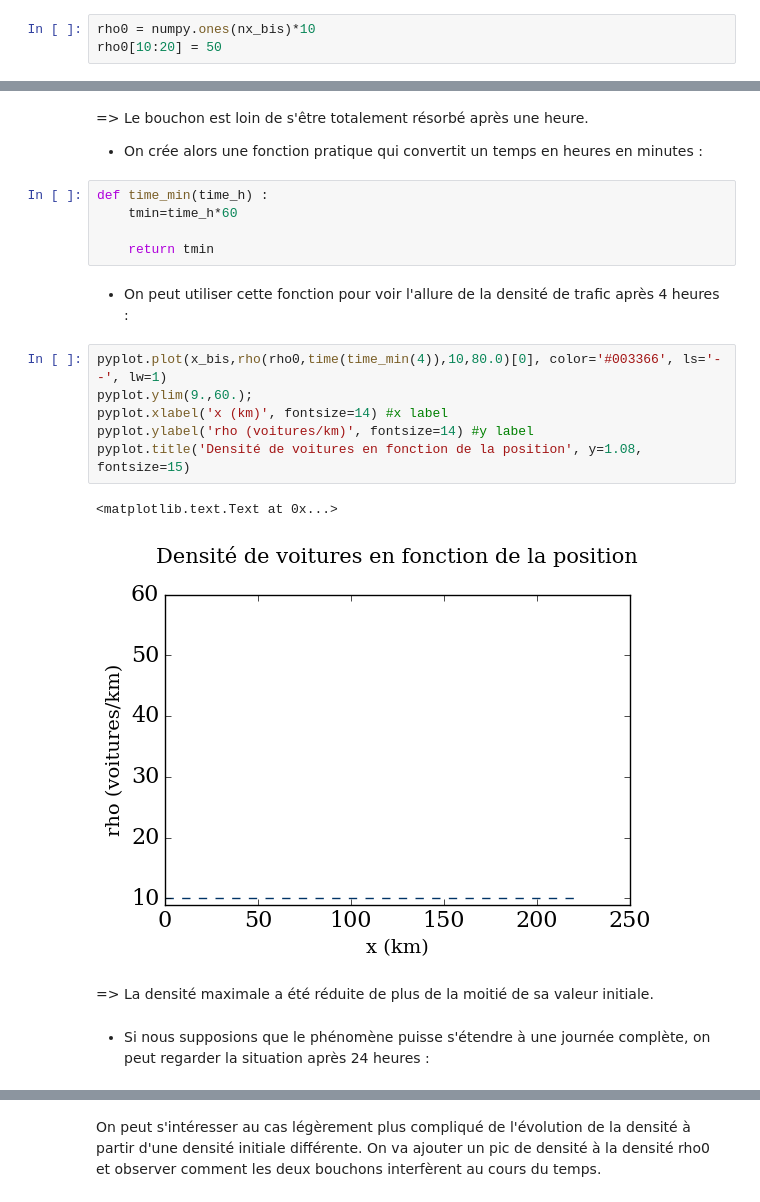
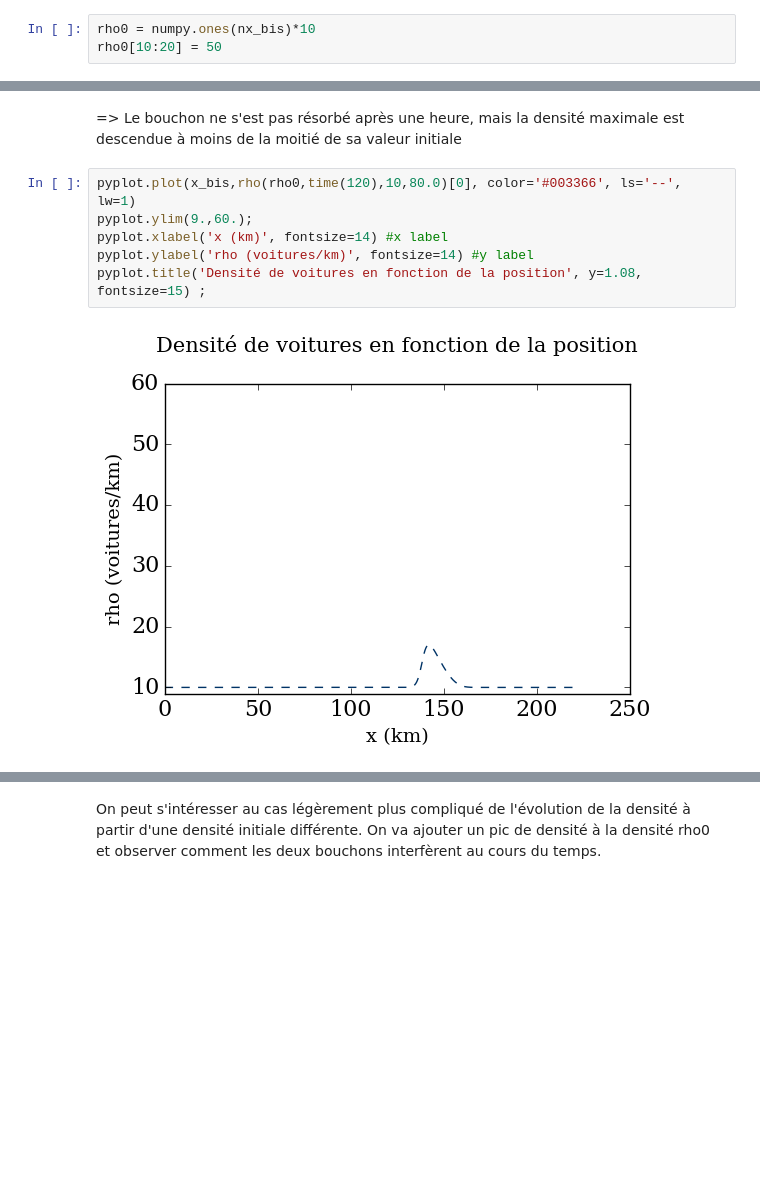
Before and after one commit to CarolineJonas/Module-2---Space-time, a Jupyter notebook: Module2_Final.ipynb, the cells around one changed output, grey strips where cells are left out. Drawn from its saved outputs; the diff is of its cells as text; blank space fills up the shorter version.

```diff
--- a/Module2_Final.ipynb
+++ b/Module2_Final.ipynb
@@ -376,26 +385,12 @@ pyplot.title('Densité de voitures en fonction de la position', y=1.08, fontsize
 [figure]
-# %% [markdown]
-=> Le bouchon est loin de s'être totalement résorbé après une heure.
-
-- On crée alors une fonction pratique qui convertit un temps en heures en minutes :
-# %%
-def time_min(time_h) :
-    tmin=time_h*60
-
-    return tmin
-# %% [markdown]
-- On peut utiliser cette fonction pour voir l'allure de la densité de trafic après 4 heures :
+# %% [markdown]
+=> Le bouchon ne s'est pas résorbé après une heure, mais la densité maximale est descendue à moins de la moitié de sa valeur initiale
 # %%
-pyplot.plot(x_bis,rho(rho0,time(time_min(4)),10,80.0)[0], color='#003366', ls='--', lw=1)
+pyplot.plot(x_bis,rho(rho0,time(120),10,80.0)[0], color='#003366', ls='--', lw=1)
 pyplot.ylim(9.,60.);
 pyplot.xlabel('x (km)', fontsize=14) #x label
 pyplot.ylabel('rho (voitures/km)', fontsize=14) #y label
-pyplot.title('Densité de voitures en fonction de la position', y=1.08, fontsize=15)
+pyplot.title('Densité de voitures en fonction de la position', y=1.08, fontsize=15) ;
 # %% [output]
-<matplotlib.text.Text at 0x...>
-[figure, old version]
+[figure, new version]
-# %% [markdown]
-=> La densité maximale a été réduite de plus de la moitié de sa valeur initiale.
-# %% [markdown]
-- Si nous supposions que le phénomène puisse s'étendre à une journée complète, on peut regarder la situation après 24 heures :
 # %%
```
Also changed, not shown: parts of 53 cells of this notebook.
